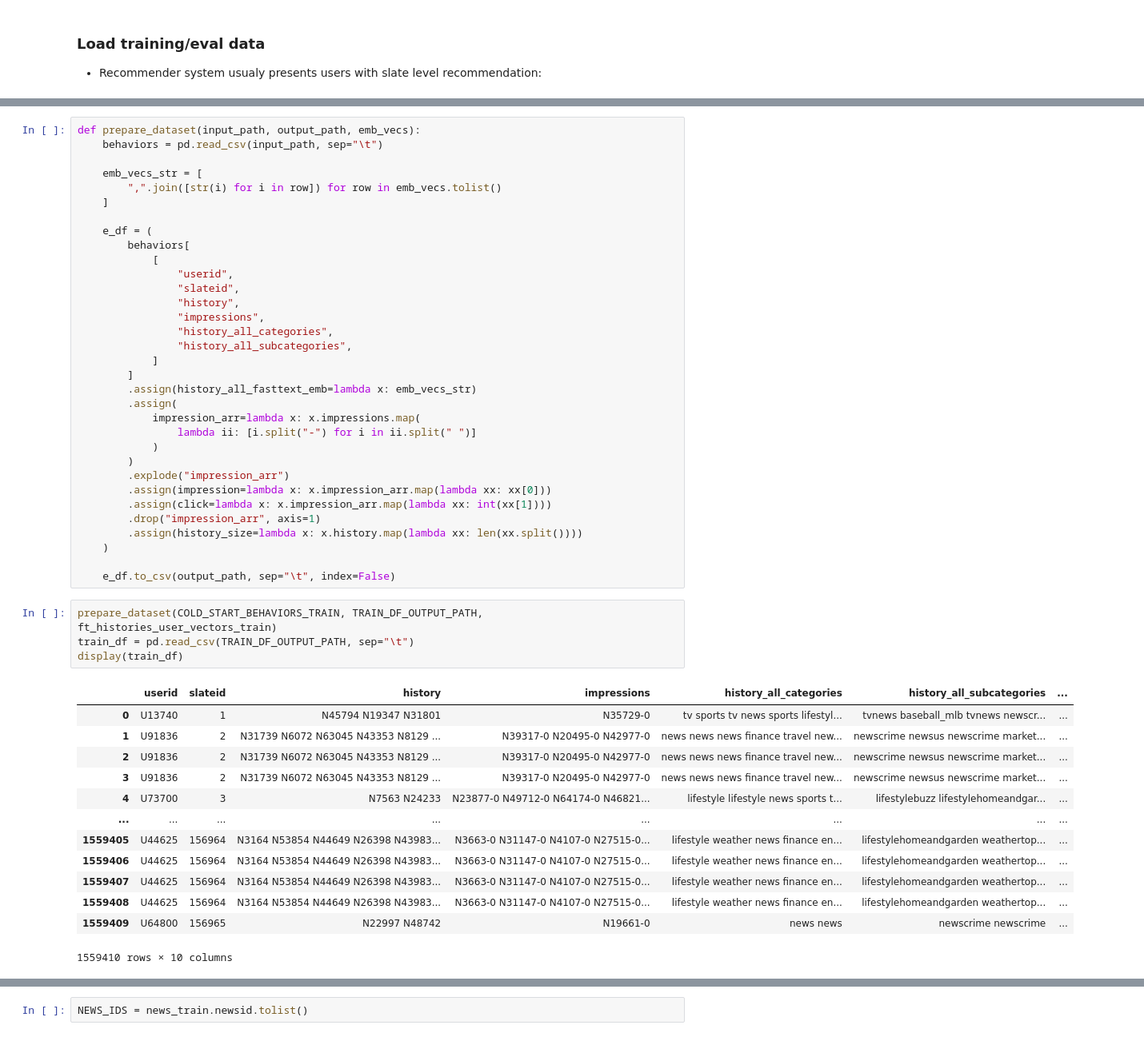
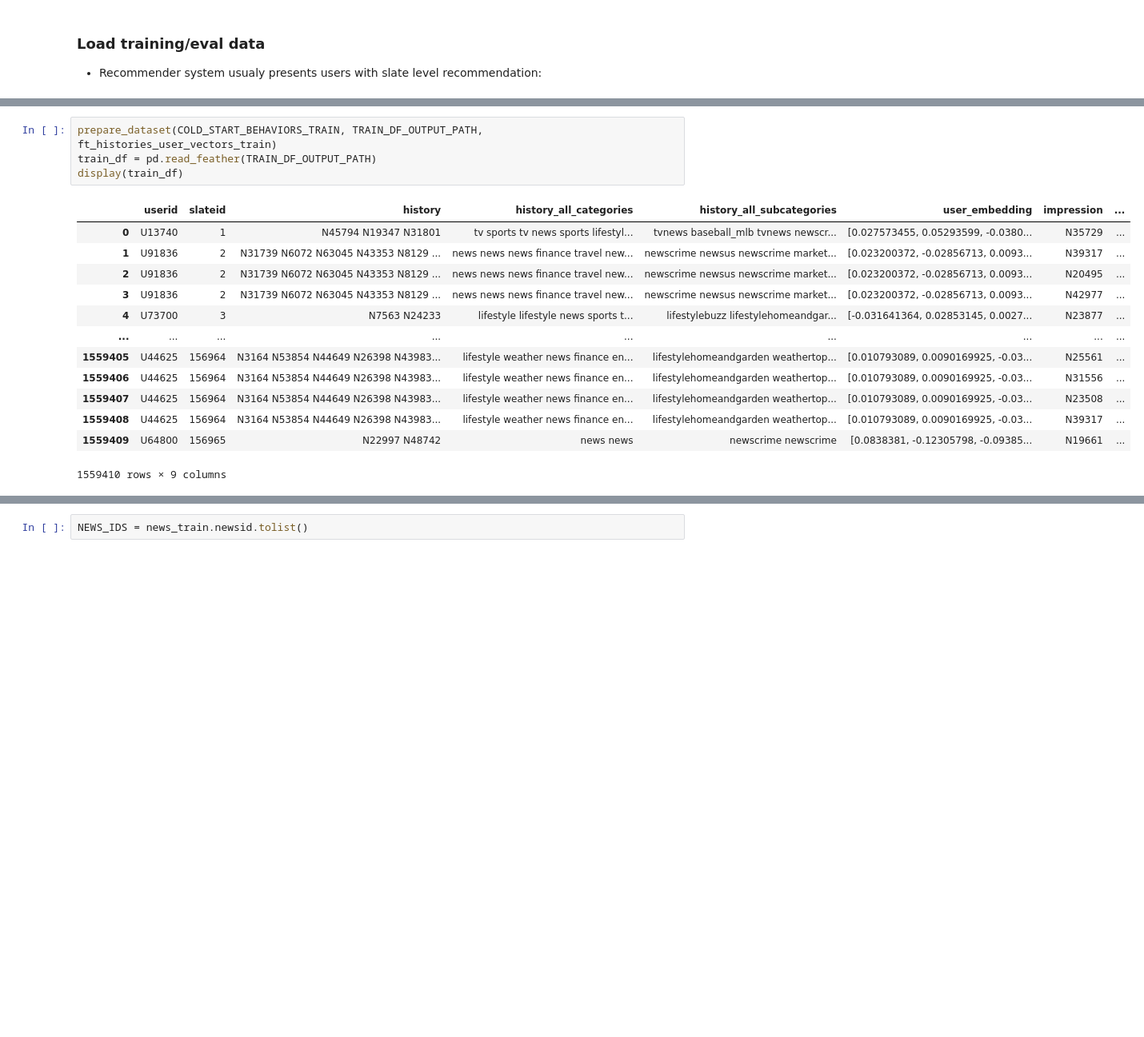
Before and after one commit to seznam/MLPrague-2022, a Jupyter notebook: notebooks/solution/004_train_dcn_model_user_representation.ipynb, the cells around one changed output, grey strips where cells are left out. Shown: that part at 80% size. Cells and saved outputs as stored; diff of their text form; blank space fills up the shorter version.

```diff
--- a/notebooks/solution/004_train_dcn_model_user_representation.ipynb
+++ b/notebooks/solution/004_train_dcn_model_user_representation.ipynb
@@ -125,53 +112,20 @@ set_seed()
-# %%
-def prepare_dataset(input_path, output_path, emb_vecs):
-    behaviors = pd.read_csv(input_path, sep="\t")
-
-    emb_vecs_str = [
-        ",".join([str(i) for i in row]) for row in emb_vecs.tolist()
-    ]
-
-    e_df = (
-        behaviors[
-            [
-                "userid",
-                "slateid",
-                "history",
-                "impressions",
-                "history_all_categories",
-                "history_all_subcategories",
-            ]
-        ]
-        .assign(history_all_fasttext_emb=lambda x: emb_vecs_str)
-        .assign(
-            impression_arr=lambda x: x.impressions.map(
-                lambda ii: [i.split("-") for i in ii.split(" ")]
-            )
-        )
-        .explode("impression_arr")
-        .assign(impression=lambda x: x.impression_arr.map(lambda xx: xx[0]))
-        .assign(click=lambda x: x.impression_arr.map(lambda xx: int(xx[1])))
-        .drop("impression_arr", axis=1)
-        .assign(history_size=lambda x: x.history.map(lambda xx: len(xx.split())))
-    )
-
-    e_df.to_csv(output_path, sep="\t", index=False)
 # %%
 prepare_dataset(COLD_START_BEHAVIORS_TRAIN, TRAIN_DF_OUTPUT_PATH, ft_histories_user_vectors_train)
-train_df = pd.read_csv(TRAIN_DF_OUTPUT_PATH, sep="\t")
+train_df = pd.read_feather(TRAIN_DF_OUTPUT_PATH)
 display(train_df)
 # %% [output]
-|  | userid | slateid | history | impressions | history_all_categories | history_all_subcategories | ... |
-| 0 | U13740 | 1 | N45794 N19347 N31801 | N35729-0 | tv sports tv news sports lifestyl... | tvnews baseball_mlb tvnews newscr... | ... |
-| 1 | U91836 | 2 | N31739 N6072 N63045 N43353 N8129 ... | N39317-0 N20495-0 N42977-0 | news news news finance travel new... | newscrime newsus newscrime market... | ... |
-| 2 | U91836 | 2 | N31739 N6072 N63045 N43353 N8129 ... | N39317-0 N20495-0 N42977-0 | news news news finance travel new... | newscrime newsus newscrime market... | ... |
-| 3 | U91836 | 2 | N31739 N6072 N63045 N43353 N8129 ... | N39317-0 N20495-0 N42977-0 | news news news finance travel new... | newscrime newsus newscrime market... | ... |
-| 4 | U73700 | 3 | N7563 N24233 | N23877-0 N49712-0 N64174-0 N46821... | lifestyle lifestyle news sports t... | lifestylebuzz lifestylehomeandgar... | ... |
-| ... | ... | ... | ... | ... | ... | ... | ... |
-| 1559405 | U44625 | 156964 | N3164 N53854 N44649 N26398 N43983... | N3663-0 N31147-0 N4107-0 N27515-0... | lifestyle weather news finance en... | lifestylehomeandgarden weathertop... | ... |
-| 1559406 | U44625 | 156964 | N3164 N53854 N44649 N26398 N43983... | N3663-0 N31147-0 N4107-0 N27515-0... | lifestyle weather news finance en... | lifestylehomeandgarden weathertop... | ... |
-| 1559407 | U44625 | 156964 | N3164 N53854 N44649 N26398 N43983... | N3663-0 N31147-0 N4107-0 N27515-0... | lifestyle weather news finance en... | lifestylehomeandgarden weathertop... | ... |
-| 1559408 | U44625 | 156964 | N3164 N53854 N44649 N26398 N43983... | N3663-0 N31147-0 N4107-0 N27515-0... | lifestyle weather news finance en... | lifestylehomeandgarden weathertop... | ... |
-| 1559409 | U64800 | 156965 | N22997 N48742 | N19661-0 | news news | newscrime newscrime | ... |
+|  | userid | slateid | history | history_all_categories | history_all_subcategories | user_embedding | impression | ... |
+| 0 | U13740 | 1 | N45794 N19347 N31801 | tv sports tv news sports lifestyl... | tvnews baseball_mlb tvnews newscr... | [0.027573455, 0.05293599, -0.0380... | N35729 | ... |
+| 1 | U91836 | 2 | N31739 N6072 N63045 N43353 N8129 ... | news news news finance travel new... | newscrime newsus newscrime market... | [0.023200372, -0.02856713, 0.0093... | N39317 | ... |
+| 2 | U91836 | 2 | N31739 N6072 N63045 N43353 N8129 ... | news news news finance travel new... | newscrime newsus newscrime market... | [0.023200372, -0.02856713, 0.0093... | N20495 | ... |
+| 3 | U91836 | 2 | N31739 N6072 N63045 N43353 N8129 ... | news news news finance travel new... | newscrime newsus newscrime market... | [0.023200372, -0.02856713, 0.0093... | N42977 | ... |
+| 4 | U73700 | 3 | N7563 N24233 | lifestyle lifestyle news sports t... | lifestylebuzz lifestylehomeandgar... | [-0.031641364, 0.02853145, 0.0027... | N23877 | ... |
+| ... | ... | ... | ... | ... | ... | ... | ... | ... |
+| 1559405 | U44625 | 156964 | N3164 N53854 N44649 N26398 N43983... | lifestyle weather news finance en... | lifestylehomeandgarden weathertop... | [0.010793089, 0.0090169925, -0.03... | N25561 | ... |
+| 1559406 | U44625 | 156964 | N3164 N53854 N44649 N26398 N43983... | lifestyle weather news finance en... | lifestylehomeandgarden weathertop... | [0.010793089, 0.0090169925, -0.03... | N31556 | ... |
+| 1559407 | U44625 | 156964 | N3164 N53854 N44649 N26398 N43983... | lifestyle weather news finance en... | lifestylehomeandgarden weathertop... | [0.010793089, 0.0090169925, -0.03... | N23508 | ... |
+| 1559408 | U44625 | 156964 | N3164 N53854 N44649 N26398 N43983... | lifestyle weather news finance en... | lifestylehomeandgarden weathertop... | [0.010793089, 0.0090169925, -0.03... | N39317 | ... |
+| 1559409 | U64800 | 156965 | N22997 N48742 | news news | newscrime newscrime | [0.0838381, -0.12305798, -0.09385... | N19661 | ... |
-1559410 rows × 10 columns
+1559410 rows × 9 columns
 # %%
 prepare_dataset(COLD_START_BEHAVIORS_TEST, TEST_DF_OUTPUT_PATH, ft_histories_user_vectors_test)
```
Also changed, not shown: parts of 28 cells of this notebook, 2 other files.
